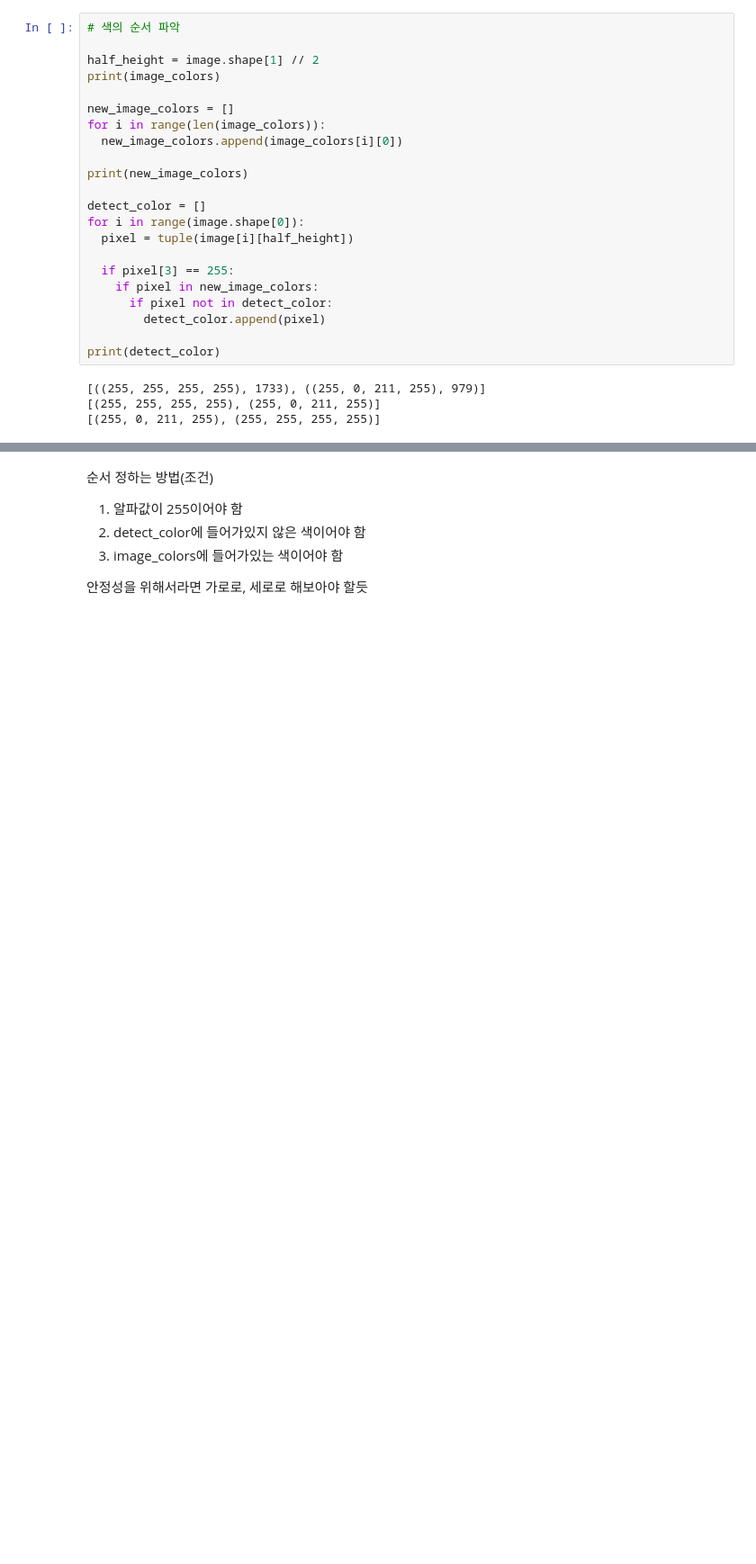
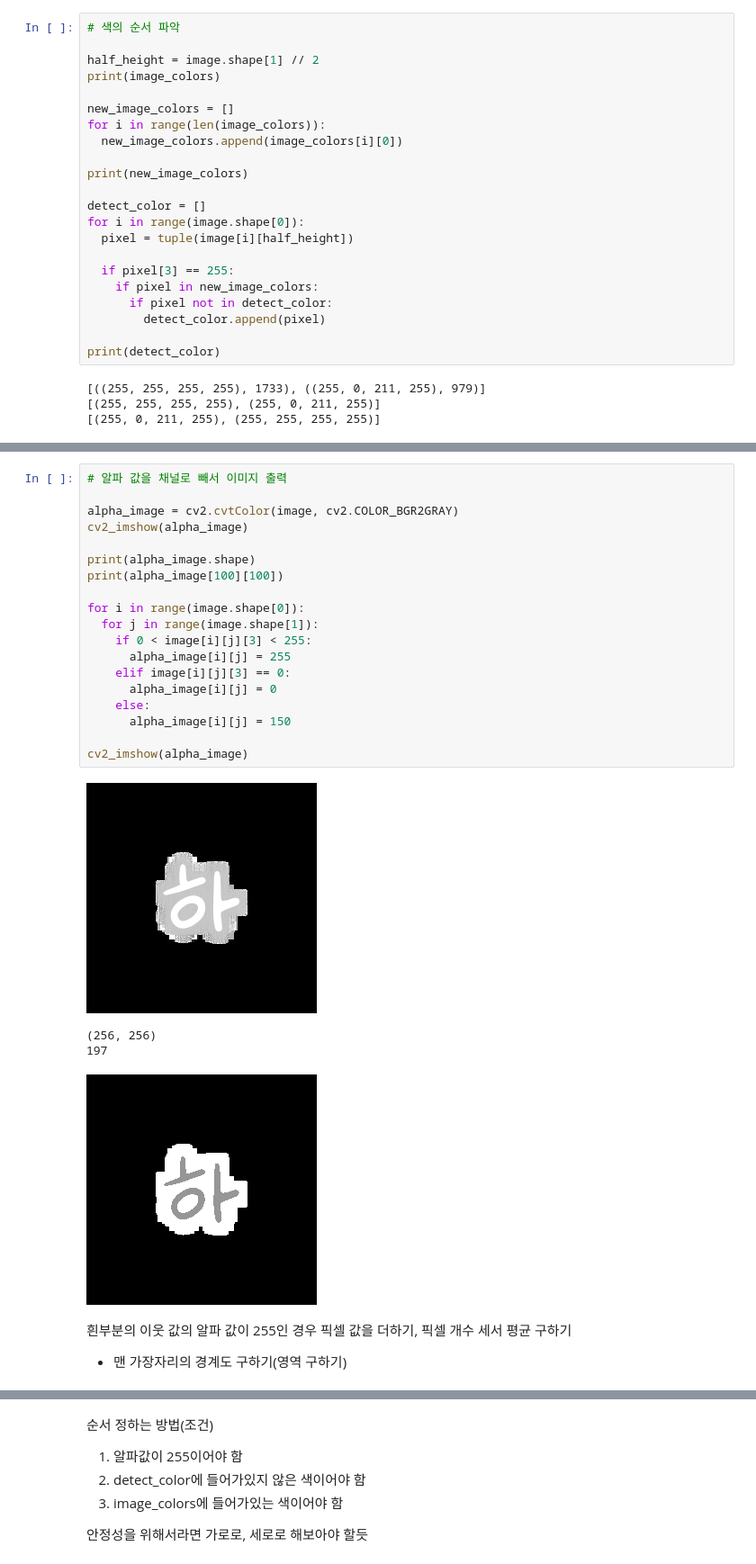
Before and after one commit to min02choi/Style-Color-Detect, a Jupyter notebook: color_detect.ipynb, the cells around one changed output, grey strips where cells are left out. Shown at 90% size. Drawn from its saved outputs; the diff is of its cells as text; blank space fills up the shorter version.

```diff
--- a/color_detect.ipynb
+++ b/color_detect.ipynb
@@ -451,0 +501,27 @@ print(image_colors)
+# %%
+# 알파 값을 채널로 빼서 이미지 출력
+
+alpha_image = cv2.cvtColor(image, cv2.COLOR_BGR2GRAY)
+cv2_imshow(alpha_image)
+
+print(alpha_image.shape)
+print(alpha_image[100][100])
+
+for i in range(image.shape[0]):
+  for j in range(image.shape[1]):
+    if 0 < image[i][j][3] < 255:
+      alpha_image[i][j] = 255
+    elif image[i][j][3] == 0:
+      alpha_image[i][j] = 0
+    else:
+      alpha_image[i][j] = 150
+
+cv2_imshow(alpha_image)
+# %% [output]
+[figure, added]
+(256, 256)
+197
+[figure, added]
+# %% [markdown]
+흰부분의 이웃 값의 알파 값이 255인 경우 픽셀 값을 더하기, 픽셀 개수 세서 평균 구하기
+* 맨 가장자리의 경계도 구하기(영역 구하기)
```
Also changed, not shown: parts of 28 cells of this notebook.
